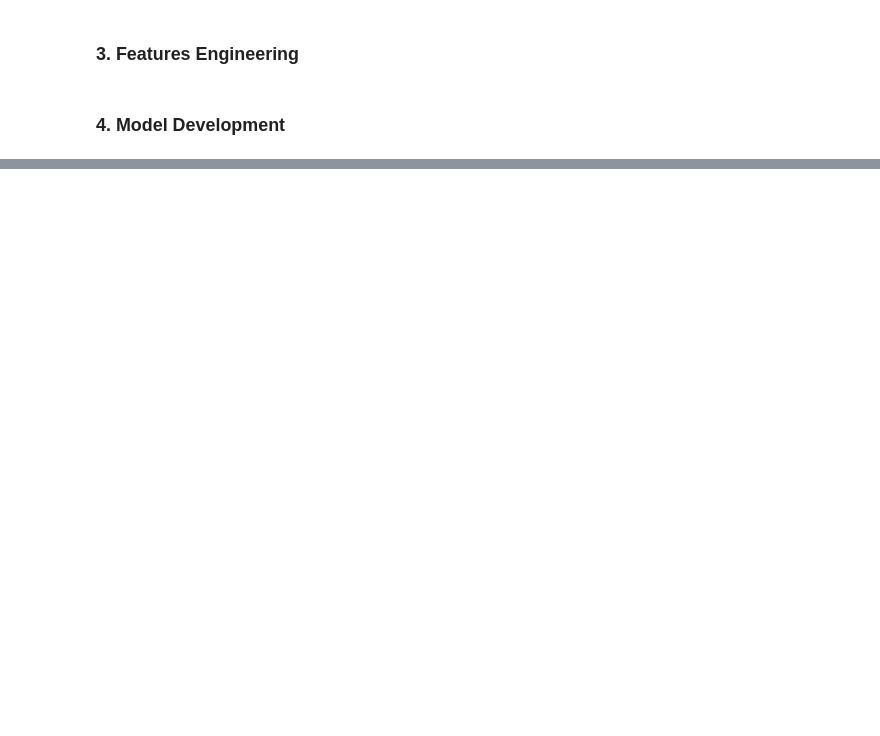
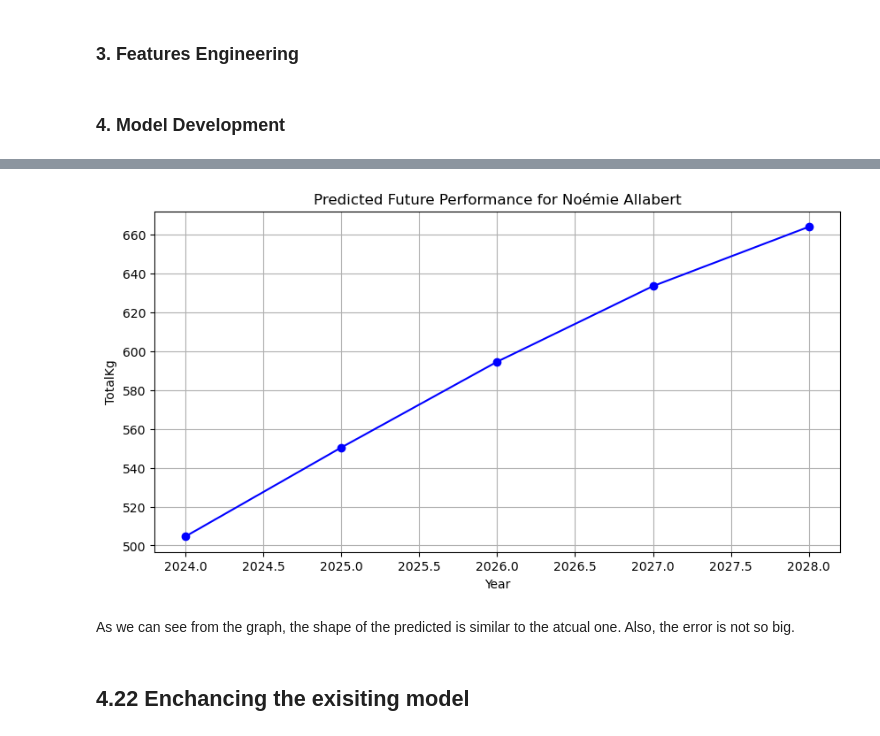
Before and after one commit to EzioA666/DS340, a Jupyter notebook: Project/Model.ipynb, the cells around one changed output, grey strips where cells are left out. Drawn from its saved outputs; the diff is of its cells as text; code cells hidden in the pictures; blank space fills up the shorter version.

```diff
--- a/Project/Model.ipynb
+++ b/Project/Model.ipynb
@@ -210,0 +262,58 @@ plt.show()
+# %%
+model = load_model('lstm_model_1.h5')
+scaler = joblib.load('my_scaler.gz')
+
+df = pd.read_csv('/Users/yunzheyu/Desktop/DS340/Project/DataSets/Model1/cleaned_noemieallabert.csv')
+df.sort_values(by=['Date'], inplace=True)  # Ensure sorting is by 'Date' only if 'Name' is always the same
+df['TotalKg'] = scaler.transform(df[['TotalKg']].values.reshape(-1,1))
+
+# Create sequences from the TotalKg data
+def create_sequences(data, sequence_length):
+    xs, ys = [], []
+    data = data.values
+    for i in range(len(data) - sequence_length):
+        xs.append(data[i:(i + sequence_length)])
+        ys.append(data[i + sequence_length])
+    return np.array(xs), np.array(ys)
+
+sequence_length = 5  # Define the sequence length
+X, y = create_sequences(df['TotalKg'], sequence_length)
+
+# Reshape X for LSTM model
+X = X.reshape((X.shape[0], X.shape[1], 1))
+
+# Predict using the LSTM model
+predictions = model.predict(X)
+predictions = scaler.inverse_transform(predictions)  # Convert predictions back to original scale
+
+# Prepare the last available sequence
+last_sequence = df['TotalKg'].values[-sequence_length:]  # Take the last 'sequence_length' elements
+last_sequence = last_sequence.reshape((1, sequence_length, 1))  # Reshape it to match the input shape of the model
+
+# Generate predictions for the next 5 years
+future_predictions = []
+current_sequence = last_sequence
+
+for _ in range(5):  # Predict the next 5 years
+    next_year_kg = model.predict(current_sequence)  # This should output shape (1, 1)
+    future_predictions.append(next_year_kg[0][0])  # Store the prediction
+
+    # Update the sequence with the prediction, adjusting dimensions as needed
+    next_year_kg = next_year_kg[0][0]  # Simplify to a scalar value
+    next_year_kg = np.array([[next_year_kg]])  # Reshape to (1, 1)
+    next_year_kg = np.reshape(next_year_kg, (1, 1, 1))  # Ensure it matches (batch_size, 1, features)
+    current_sequence = np.append(current_sequence[:, 1:, :], next_year_kg, axis=1)  # Append new value
+
+# Inverse transform the predictions to convert them back to their original scale
+future_predictions = scaler.inverse_transform(np.array(future_predictions).reshape(-1, 1))
+
+# Plot future predictions
+years = np.arange(2024, 2029)
+plt.figure(figsize=(10, 5))
+plt.plot(years, future_predictions, marker='o', linestyle='-', color='b')
+plt.title('Predicted Future Performance for Noémie Allabert')
+plt.xlabel('Year')
+plt.ylabel('TotalKg')
+plt.grid(True)
+plt.show()
+# %% [output]
@@ -210,0 +328,5 @@ plt.show()
+[figure, added]
+# %% [markdown]
+As we can see from the graph, the shape of the predicted is similar to the atcual one. Also, the error is not so big.
+# %% [markdown]
+## 4.22 Enchancing the exisiting model
```
Also changed, not shown: parts of 14 cells of this notebook, 47 other files.
